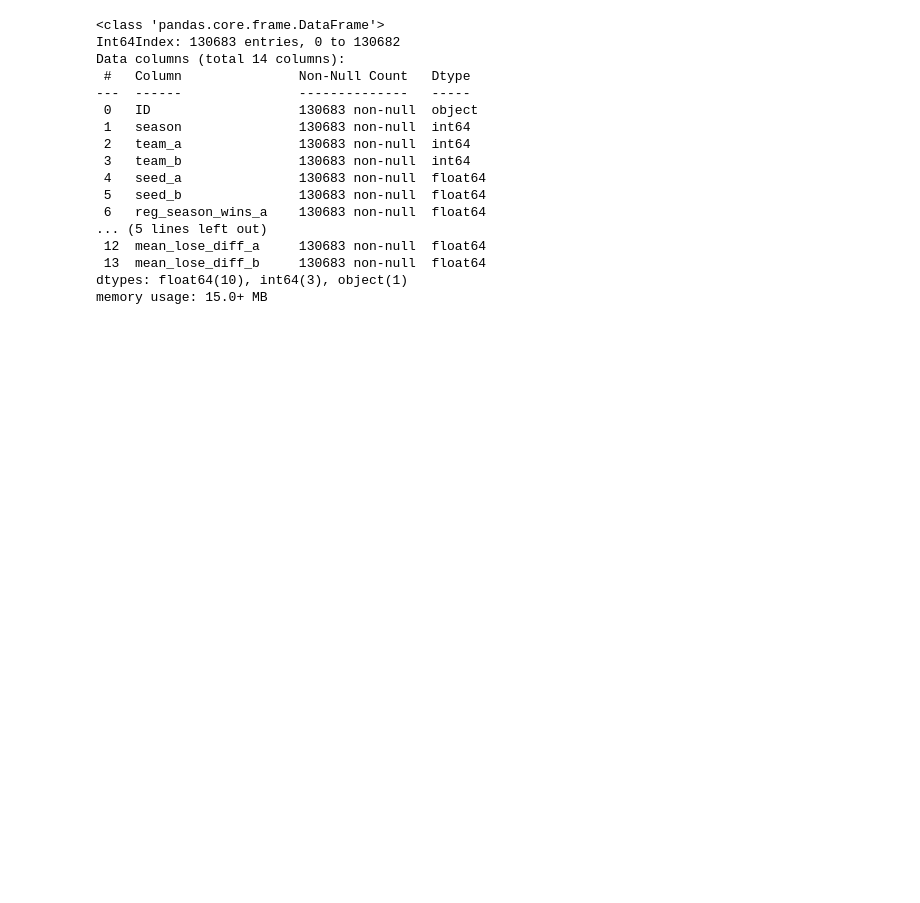
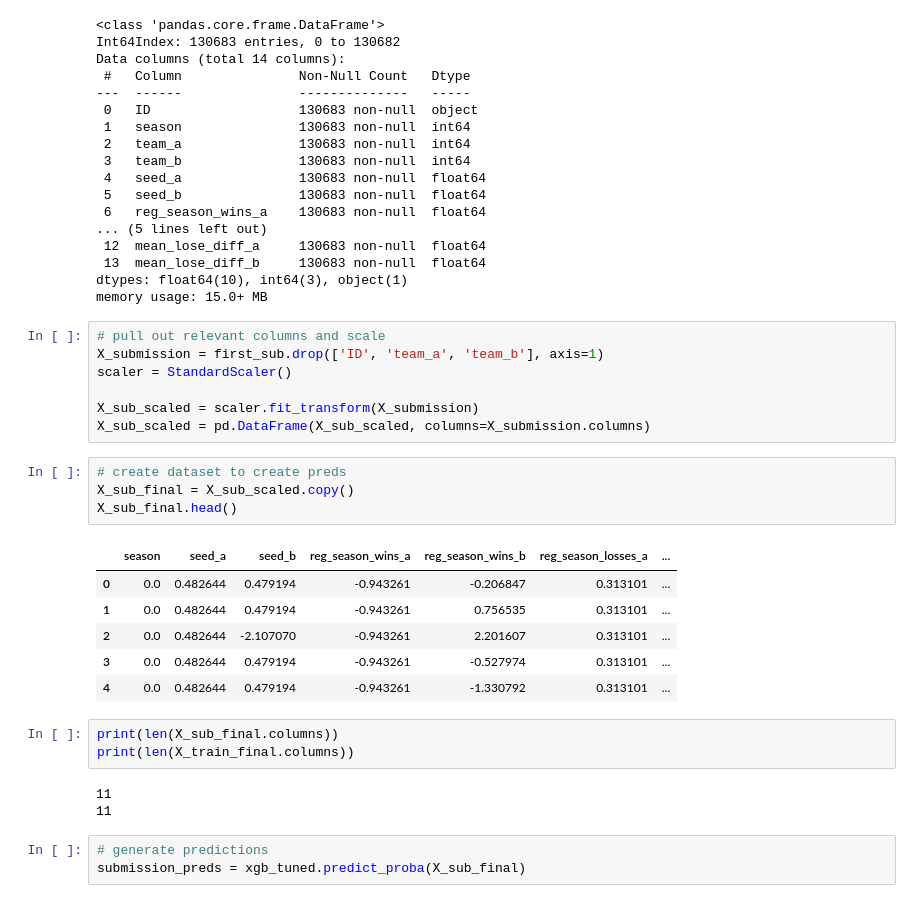
Before and after one commit to akaigraham/main-ML, a Jupyter notebook: march-madness-simulation/notebooks/mm-23.ipynb, the cells around one changed output. Drawn from its saved outputs; the diff is of its cells as text; blank space fills up the shorter version.

Commit message:
finalize submissions

```diff
--- a/march-madness-simulation/notebooks/mm-23.ipynb
+++ b/march-madness-simulation/notebooks/mm-23.ipynb
@@ -690,3 +690,30 @@ Data columns (total 14 columns):
  13  mean_lose_diff_b     130683 non-null  float64
 dtypes: float64(10), int64(3), object(1)
 memory usage: 15.0+ MB
+# %%
+# pull out relevant columns and scale
+X_submission = first_sub.drop(['ID', 'team_a', 'team_b'], axis=1)
+scaler = StandardScaler()
+
+X_sub_scaled = scaler.fit_transform(X_submission)
+X_sub_scaled = pd.DataFrame(X_sub_scaled, columns=X_submission.columns)
+# %%
+# create dataset to create preds
+X_sub_final = X_sub_scaled.copy()
+X_sub_final.head()
+# %% [output]
+|  | season | seed_a | seed_b | reg_season_wins_a | reg_season_wins_b | reg_season_losses_a | ... |
+| 0 | 0.0 | 0.482644 | 0.479194 | -0.943261 | -0.206847 | 0.313101 | ... |
+| 1 | 0.0 | 0.482644 | 0.479194 | -0.943261 | 0.756535 | 0.313101 | ... |
+| 2 | 0.0 | 0.482644 | -2.107070 | -0.943261 | 2.201607 | 0.313101 | ... |
+| 3 | 0.0 | 0.482644 | 0.479194 | -0.943261 | -0.527974 | 0.313101 | ... |
+| 4 | 0.0 | 0.482644 | 0.479194 | -0.943261 | -1.330792 | 0.313101 | ... |
+# %%
+print(len(X_sub_final.columns))
+print(len(X_train_final.columns))
+# %% [output]
+11
+11
+# %%
+# generate predictions
+submission_preds = xgb_tuned.predict_proba(X_sub_final)
```
Also changed, not shown: parts of 11 cells of this notebook.
